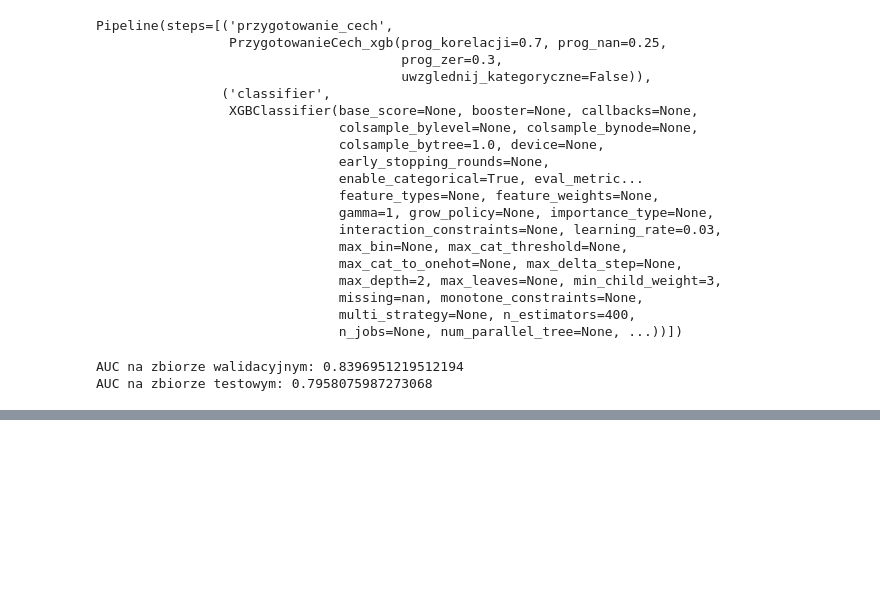
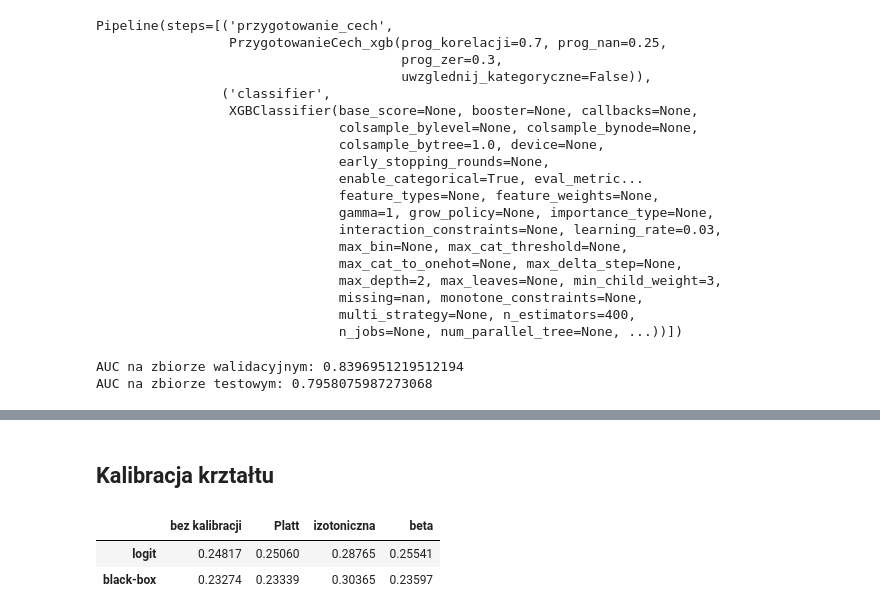
Before and after one commit to NorbertTrojan/Malysz_1, a Jupyter notebook: finalne_modele.ipynb, the cells around one changed output, grey strips where cells are left out. Saved outputs shown, nothing was run; the diff lists cells and outputs as text; code cells hidden in the pictures; blank space fills up the shorter version.

```diff
--- a/finalne_modele.ipynb
+++ b/finalne_modele.ipynb
@@ -144,0 +331,9 @@ AUC na zbiorze testowym: 0.7958075987273068
+# %% [markdown]
+## Kalibracja krztałtu
+# %%
+wybor = pd.DataFrame({m: {met: cv_logloss(met, y_valid, P[m]["valid"]) for met in FIT} for m in ["logit", "black-box"]}).T
+display(wybor.round(5))
+# %% [output]
+|  | bez kalibracji | Platt | izotoniczna | beta |
+| logit | 0.24817 | 0.25060 | 0.28765 | 0.25541 |
+| black-box | 0.23274 | 0.23339 | 0.30365 | 0.23597 |
```
Also changed, not shown: parts of 14 cells of this notebook.
